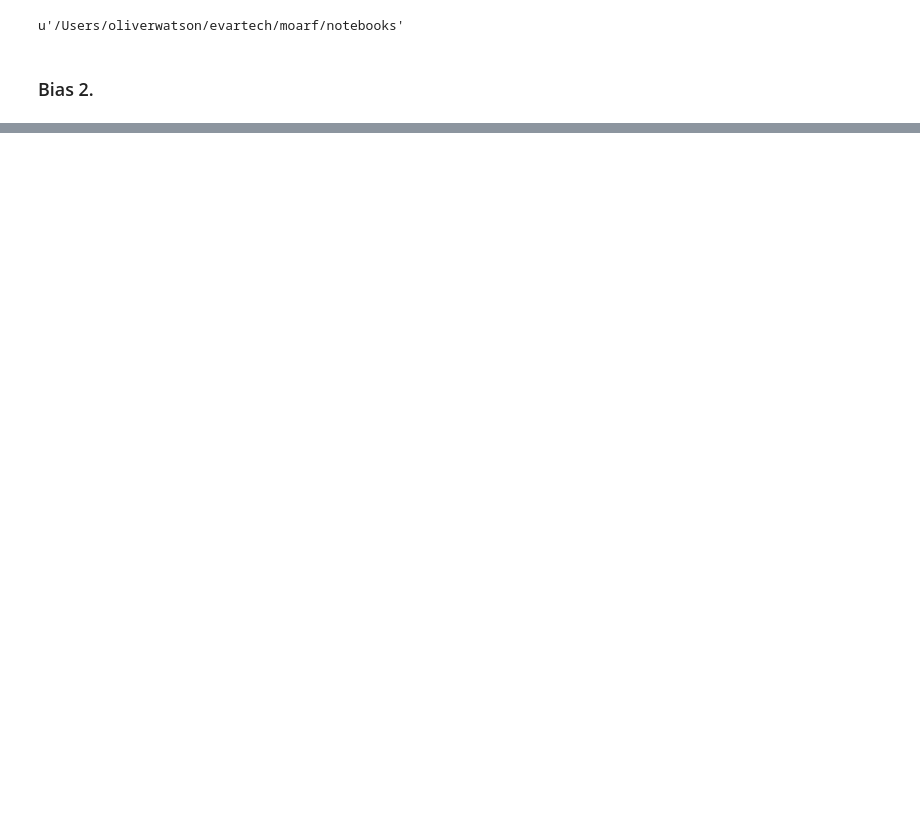
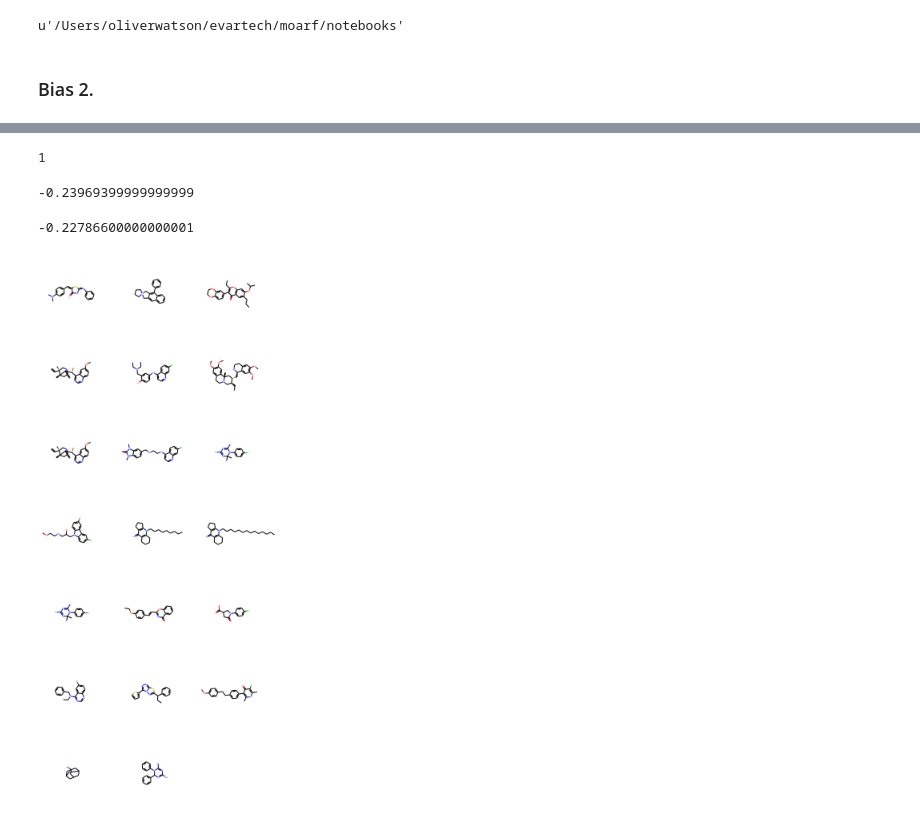
Before and after one commit to owatson/PenalizedPrediction, a Jupyter notebook: MalariaPaper.ipynb, the cells around one changed output, grey strips where cells are left out. Saved outputs shown, nothing was run; the diff lists cells and outputs as text; code cells hidden in the pictures; blank space fills up the shorter version.

```diff
--- a/MalariaPaper.ipynb
+++ b/MalariaPaper.ipynb
@@ -858,0 +1041,2 @@ _ = plt.title('Estimate of fraction of actives as function of distance from an a
+# %%
+(my_fps, my_pot, my_idcs) = run_experiment(300*1000, fs=True, to_choose=100)
@@ -858,0 +1131,4 @@ _ = plt.title('Estimate of fraction of actives as function of distance from an a
+# %%
+np.random.seed(42)
+x = stochastic_search(my_pot, my_fps, init=np.arange(my_pot.shape[0])[-20:],
+                  lkw={'num_tries' : 100*1000})
@@ -858,0 +1153,4 @@ _ = plt.title('Estimate of fraction of actives as function of distance from an a
+# %%
+np.random.seed(42)
+x2 = stochastic_search(my_pot, my_fps, init=np.arange(my_pot.shape[0])[-20:],
+                  lkw={'var_scale' : 2, 'num_tries' : 100*1000})
@@ -858,0 +1175,18 @@ _ = plt.title('Estimate of fraction of actives as function of distance from an a
+# %%
+sum(my_idcs[x2] > num_choice)
+# %% [output]
+1
+# %%
+neg_prob_success(my_pot[x2], my_fps[x2], num_tries=500*1000, thresh=7.6, var_scale=2)
+# %% [output]
+-0.23969399999999999
+# %%
+neg_prob_success(my_pot[-20:], my_fps[-20:], num_tries=500*1000, thresh=7.6, var_scale=2)
+# %% [output]
+-0.22786600000000001
+# %%
+sms = np.concatenate((mp1.SMILESIS.values[:num_choice], gd.index.values))[my_idcs[x2]]
+# %%
+Chem.Draw.MolsToGridImage([Chem.MolFromSmiles(x) for x in sms])
+# %% [output]
+[figure, added]
```
Also changed, not shown: parts of 48 cells of this notebook.
